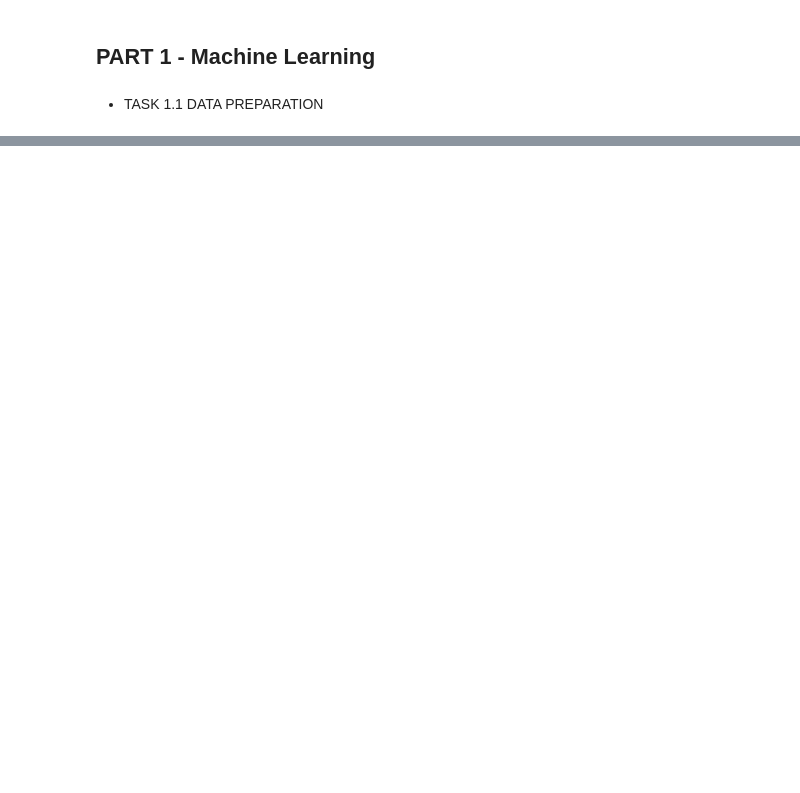
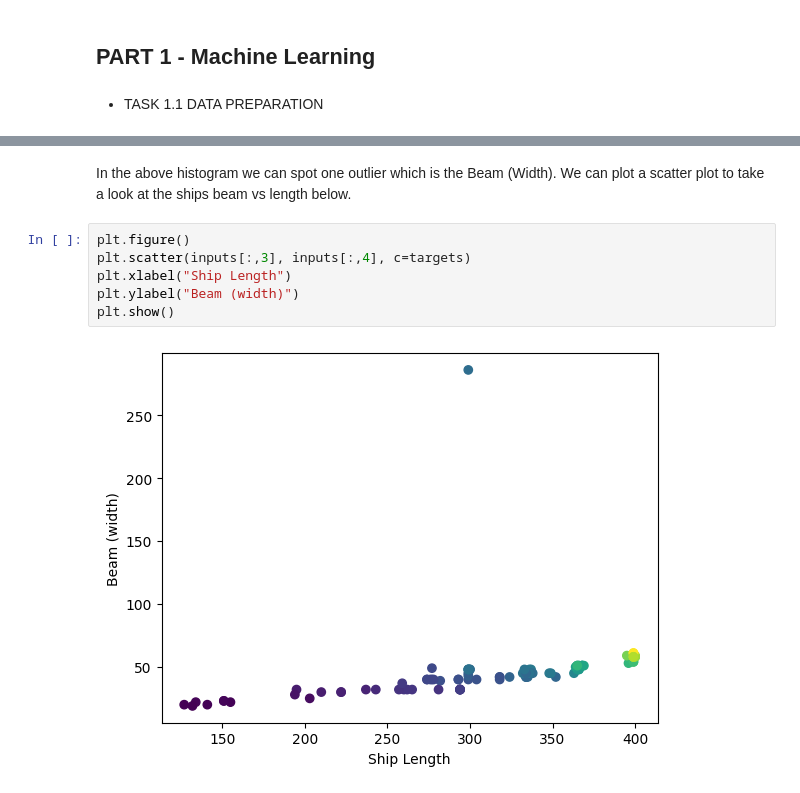
Before and after one commit to ricky11/COMP2002-AI, a Jupyter notebook: 1.1 Data Prep/Assessment2.ipynb, the cells around one changed output, grey strips where cells are left out. Drawn from its saved outputs; the diff is of its cells as text; blank space fills up the shorter version.

```diff
--- a/1.1 Data Prep/Assessment2.ipynb
+++ b/1.1 Data Prep/Assessment2.ipynb
@@ -97,0 +91,11 @@ print(compressed)
+# %% [markdown]
+In the above histogram we can spot one outlier which is the Beam (Width).
+We can plot a scatter plot to take a look at the ships beam vs length below.
+# %%
+plt.figure()
+plt.scatter(inputs[:,3], inputs[:,4], c=targets)
+plt.xlabel("Ship Length")
+plt.ylabel("Beam (width)")
+plt.show()
+# %% [output]
+[figure, added]
```
Also changed, not shown: parts of 57 cells of this notebook, 10 other files.
